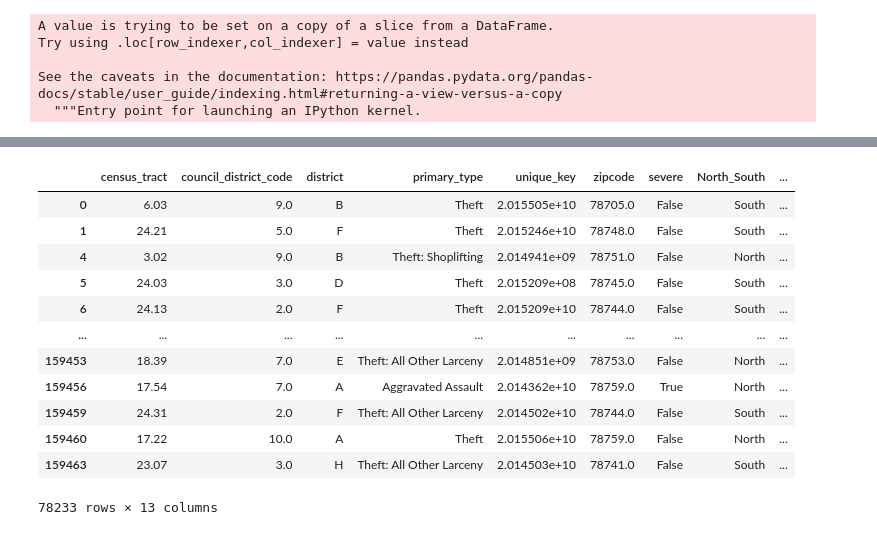
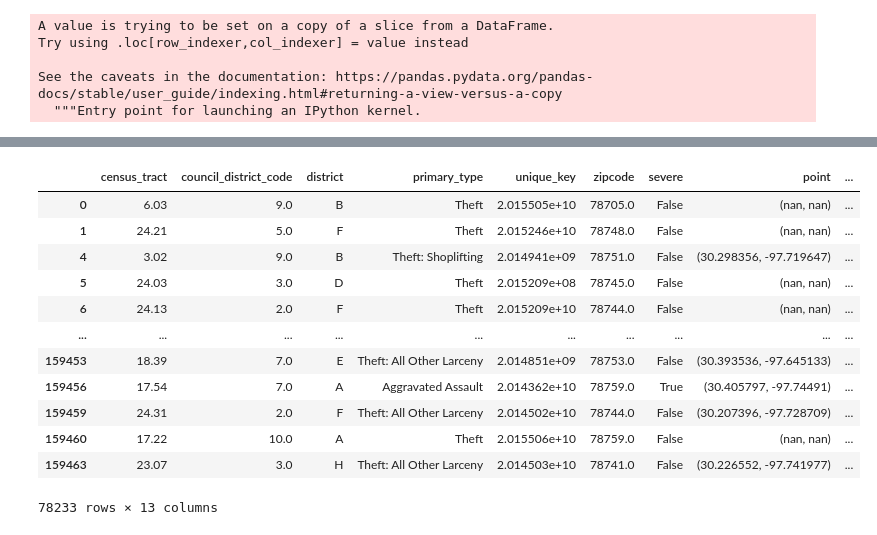
Before and after one commit to qnchenry-q/Crime_Instance_Analysis, a Jupyter notebook: moreEDA_Supervised.ipynb, the cells around one changed output, grey strips where cells are left out. Cells and saved outputs as stored; diff of their text form; code cells hidden in the pictures.

```diff
--- a/moreEDA_Supervised.ipynb
+++ b/moreEDA_Supervised.ipynb
@@ -154,0 +58,8 @@ Austin
+# %%
+thefts = []
+for crime in types:
+    if 'Theft' in crime:
+        thefts.append(crime)
+thefts
+thefts.pop(2)
+thefts
@@ -154,0 +76,3 @@ Austin
+# %%
+Austin['severe'] = [True if x not in thefts else False for x in Austin['primary_type']]
+Austin
@@ -154,0 +118,3 @@ Austin
+# %%
+Austin['point'] = list(zip(Austin.latitude, Austin.longitude))
+Austin
@@ -154,0 +140,3 @@ Austin
+# %%
+Austin.name = 'Austin'
+plot_distributions(Austin, categorical_columns)
@@ -595,23 +578,23 @@ feature_df
 # %%
-feature_df['year'] = Austin['timestamp'].dt.year
+#feature_df['year'] = Austin['timestamp'].dt.year
 feature_df['month'] = Austin['timestamp'].dt.month
 feature_df['day'] = Austin['timestamp'].dt.day
 feature_df['day_name'] = Austin['timestamp'].dt.day_name()
 #feature_df['weekend'] = [True if feature_df['day'] in ['Sunday', 'Saturday']]
 feature_df['season'] = Austin['timestamp'].dt.quarter
 
 feature_df
 # %% [output]
-|  | census_tract | council_district_code | district | primary_type | unique_key | zipcode | severe | North_South | ... |
-| 0 | 6.03 | 9.0 | B | Theft | 2.015505e+10 | 78705.0 | False | South | ... |
-| 1 | 24.21 | 5.0 | F | Theft | 2.015246e+10 | 78748.0 | False | South | ... |
-| 4 | 3.02 | 9.0 | B | Theft: Shoplifting | 2.014941e+09 | 78751.0 | False | North | ... |
-| 5 | 24.03 | 3.0 | D | Theft | 2.015209e+08 | 78745.0 | False | South | ... |
-| 6 | 24.13 | 2.0 | F | Theft | 2.015209e+10 | 78744.0 | False | South | ... |
+|  | census_tract | council_district_code | district | primary_type | unique_key | zipcode | severe | point | ... |
+| 0 | 6.03 | 9.0 | B | Theft | 2.015505e+10 | 78705.0 | False | (nan, nan) | ... |
+| 1 | 24.21 | 5.0 | F | Theft | 2.015246e+10 | 78748.0 | False | (nan, nan) | ... |
+| 4 | 3.02 | 9.0 | B | Theft: Shoplifting | 2.014941e+09 | 78751.0 | False | (30.298356, -97.719647) | ... |
+| 5 | 24.03 | 3.0 | D | Theft | 2.015209e+08 | 78745.0 | False | (nan, nan) | ... |
+| 6 | 24.13 | 2.0 | F | Theft | 2.015209e+10 | 78744.0 | False | (nan, nan) | ... |
 | ... | ... | ... | ... | ... | ... | ... | ... | ... | ... |
-| 159453 | 18.39 | 7.0 | E | Theft: All Other Larceny | 2.014851e+09 | 78753.0 | False | North | ... |
-| 159456 | 17.54 | 7.0 | A | Aggravated Assault | 2.014362e+10 | 78759.0 | True | North | ... |
-| 159459 | 24.31 | 2.0 | F | Theft: All Other Larceny | 2.014502e+10 | 78744.0 | False | South | ... |
-| 159460 | 17.22 | 10.0 | A | Theft | 2.015506e+10 | 78759.0 | False | North | ... |
-| 159463 | 23.07 | 3.0 | H | Theft: All Other Larceny | 2.014503e+10 | 78741.0 | False | South | ... |
+| 159453 | 18.39 | 7.0 | E | Theft: All Other Larceny | 2.014851e+09 | 78753.0 | False | (30.393536, -97.645133) | ... |
+| 159456 | 17.54 | 7.0 | A | Aggravated Assault | 2.014362e+10 | 78759.0 | True | (30.405797, -97.74491) | ... |
+| 159459 | 24.31 | 2.0 | F | Theft: All Other Larceny | 2.014502e+10 | 78744.0 | False | (30.207396, -97.728709) | ... |
+| 159460 | 17.22 | 10.0 | A | Theft | 2.015506e+10 | 78759.0 | False | (nan, nan) | ... |
+| 159463 | 23.07 | 3.0 | H | Theft: All Other Larceny | 2.014503e+10 | 78741.0 | False | (30.226552, -97.741977) | ... |
 78233 rows × 13 columns
```
Also changed, not shown: parts of 53 cells of this notebook, 2 other files.
